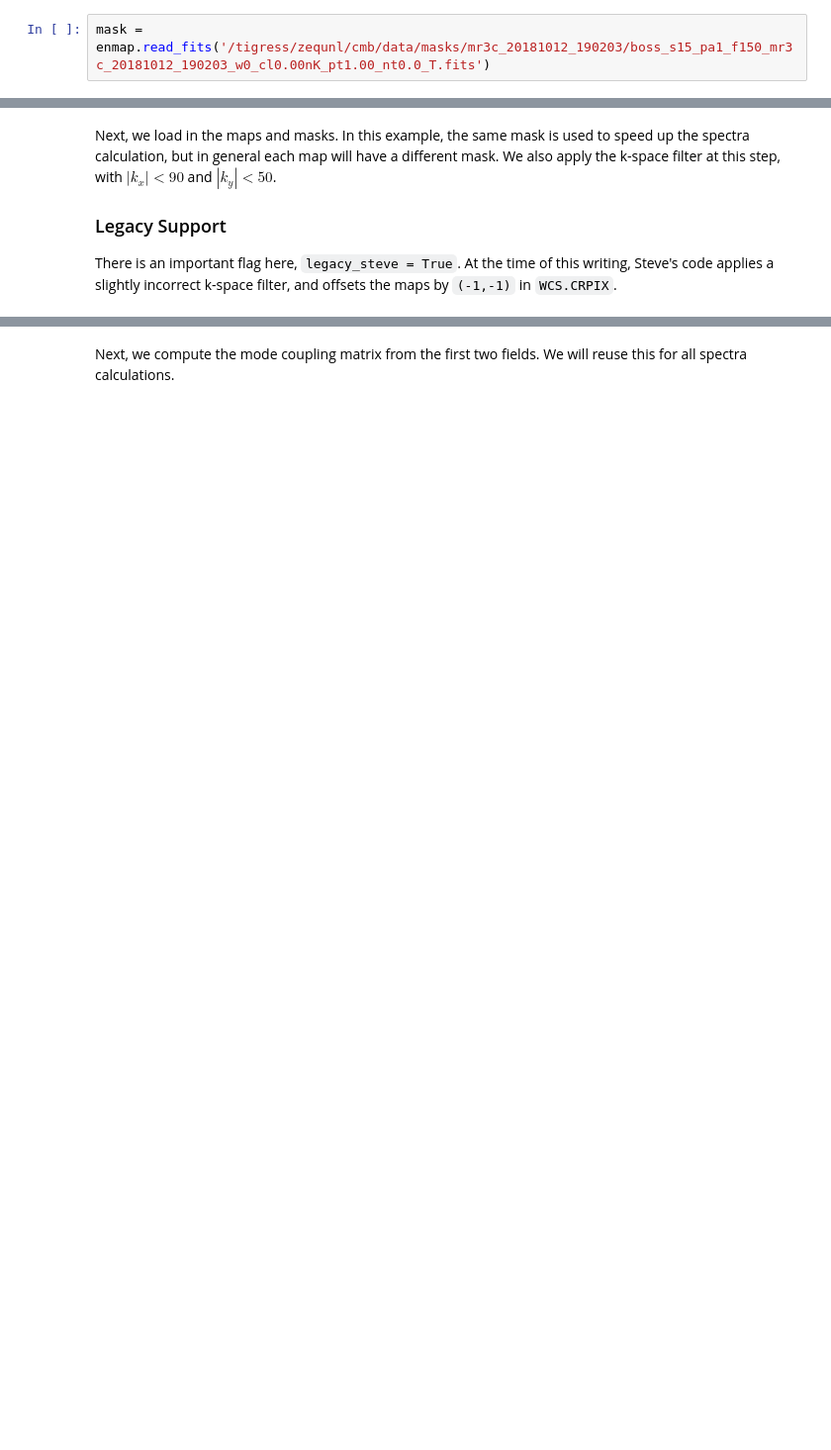
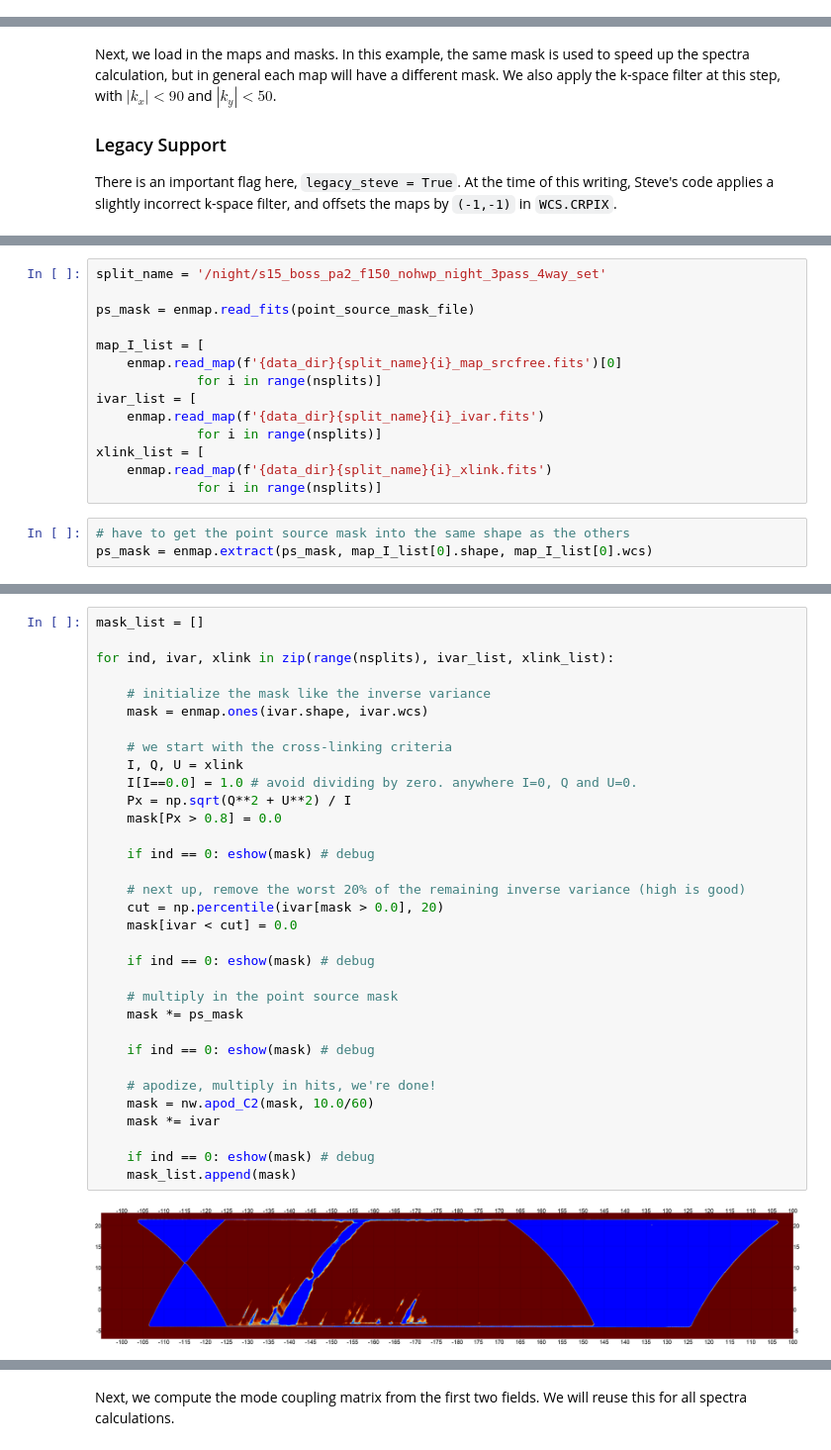
Before and after one commit to xzackli/nawrapper, a Jupyter notebook: notebooks/DayNight.ipynb, the cells around one changed output, grey strips where cells are left out. Shown at 99% size. Drawn from its saved outputs; the diff is of its cells as text; blank space fills up the shorter version.

Commit message:
added DIY mask routines to daytime notebook

```diff
--- a/notebooks/DayNight.ipynb
+++ b/notebooks/DayNight.ipynb
@@ -22,2 +19,0 @@ data_root = '/tigress/zequnl/cmb/data/emilie/night/'
-# %%
-mask = enmap.read_fits('/tigress/zequnl/cmb/data/masks/mr3c_20181012_190203/boss_s15_pa1_f150_mr3c_20181012_190203_w0_cl0.00nK_pt1.00_nt0.0_T.fits')
@@ -41,0 +47,17 @@ plt.plot(Bl)
+# %%
+split_name = '/night/s15_boss_pa2_f150_nohwp_night_3pass_4way_set'
+
+ps_mask = enmap.read_fits(point_source_mask_file)
+
+map_I_list = [
+    enmap.read_map(f'{data_dir}{split_name}{i}_map_srcfree.fits')[0]
+             for i in range(nsplits)]
+ivar_list = [
+    enmap.read_map(f'{data_dir}{split_name}{i}_ivar.fits')
+             for i in range(nsplits)]
+xlink_list = [
+    enmap.read_map(f'{data_dir}{split_name}{i}_xlink.fits')
+             for i in range(nsplits)]
+# %%
+# have to get the point source mask into the same shape as the others
+ps_mask = enmap.extract(ps_mask, map_I_list[0].shape, map_I_list[0].wcs)
@@ -41,0 +73,35 @@ plt.plot(Bl)
+# %%
+mask_list = []
+
+for ind, ivar, xlink in zip(range(nsplits), ivar_list, xlink_list):
+
+    # initialize the mask like the inverse variance
+    mask = enmap.ones(ivar.shape, ivar.wcs)
+
+    # we start with the cross-linking criteria
+    I, Q, U = xlink
+    I[I==0.0] = 1.0 # avoid dividing by zero. anywhere I=0, Q and U=0.
+    Px = np.sqrt(Q**2 + U**2) / I
+    mask[Px > 0.8] = 0.0
+
+    if ind == 0: eshow(mask) # debug
+
+    # next up, remove the worst 20% of the remaining inverse variance (high is good)
+    cut = np.percentile(ivar[mask > 0.0], 20)
+    mask[ivar < cut] = 0.0
+
+    if ind == 0: eshow(mask) # debug
+
+    # multiply in the point source mask
+    mask *= ps_mask
+
+    if ind == 0: eshow(mask) # debug
+
+    # apodize, multiply in hits, we're done!
+    mask = nw.apod_C2(mask, 10.0/60)
+    mask *= ivar
+
+    if ind == 0: eshow(mask) # debug
+    mask_list.append(mask)
+# %% [output]
+[figure, added]
```
Also changed, not shown: parts of 11 cells of this notebook, 1 other file.
